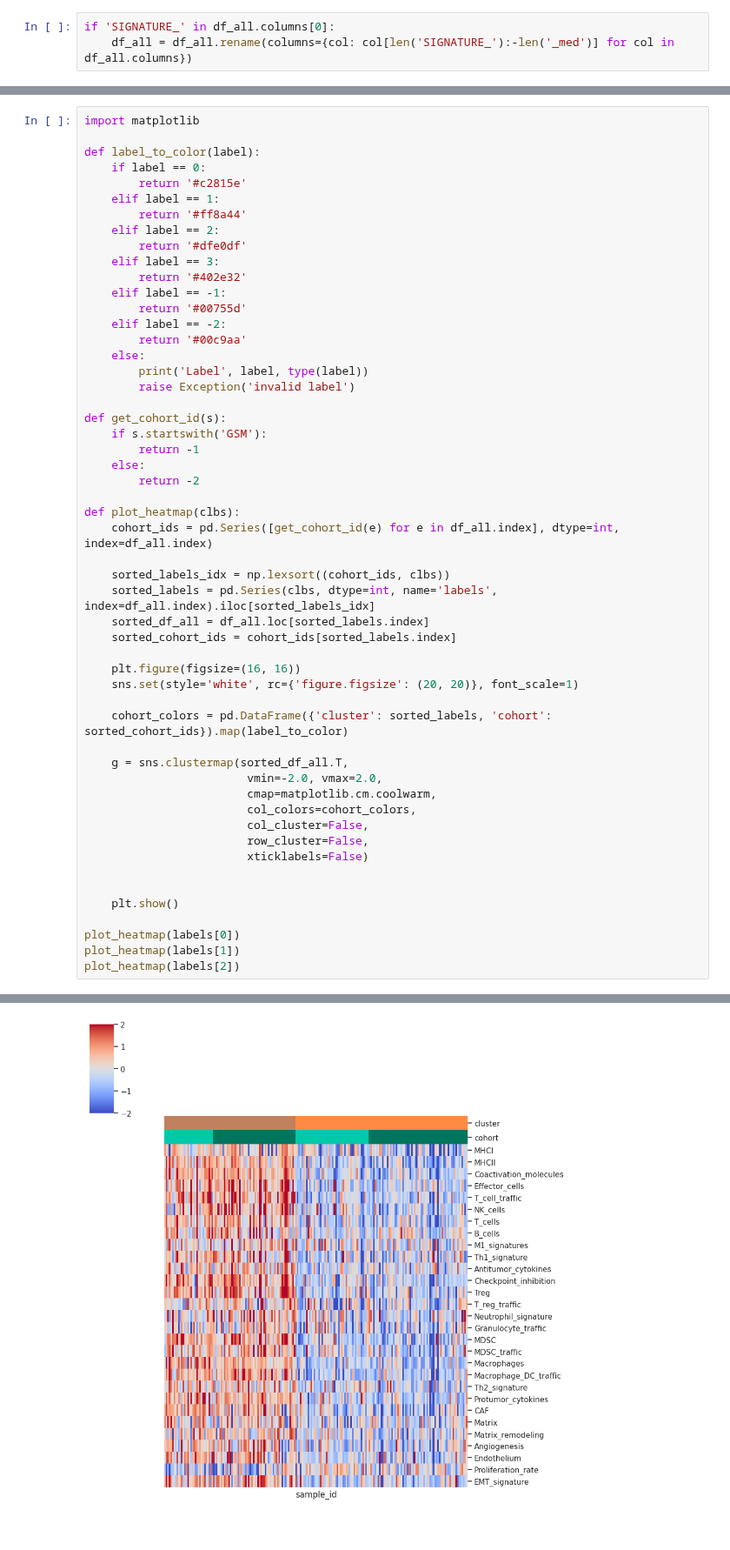
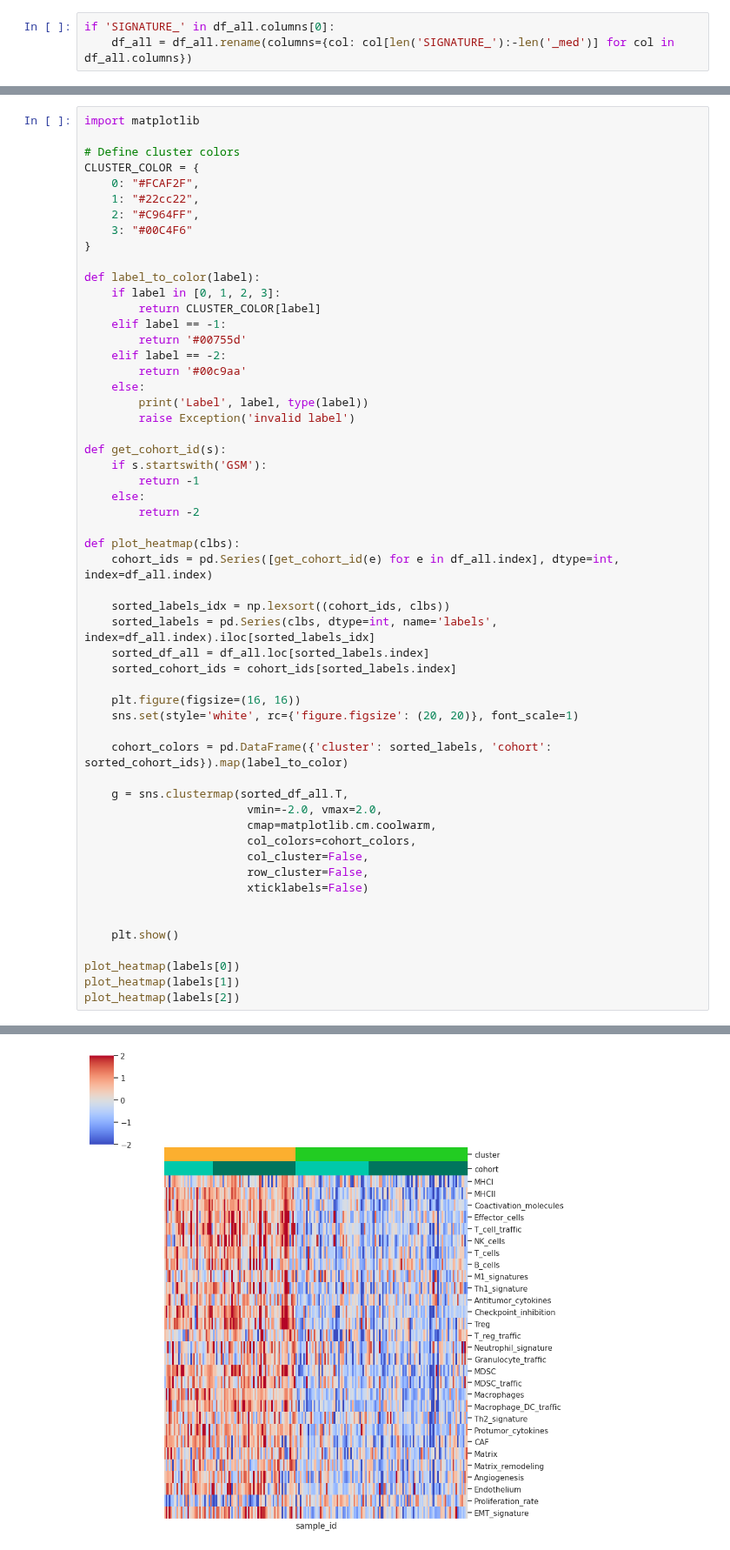
Before and after one commit to lkmaks/mcrc-cetuximab-analysis, a Jupyter notebook: notebooks/task_clusterization/clusterize_two_cohorts.ipynb, the cells around one changed output, grey strips where cells are left out. Shown at 87% size. Drawn from its saved outputs; the diff is of its cells as text.

Commit message:
working on clusters and additional plots

```diff
--- a/notebooks/task_clusterization/clusterize_two_cohorts.ipynb
+++ b/notebooks/task_clusterization/clusterize_two_cohorts.ipynb
@@ -152,15 +152,17 @@ for i in range(3):
 # %%
 import matplotlib
 
+# Define cluster colors
+CLUSTER_COLOR = {
+    0: "#FCAF2F",
+    1: "#22cc22",
+    2: "#C964FF",
+    3: "#00C4F6"
+}
+
 def label_to_color(label):
-    if label == 0:
-        return '#c2815e'
-    elif label == 1:
-        return '#ff8a44'
-    elif label == 2:
-        return '#dfe0df'
-    elif label == 3:
-        return '#402e32'
+    if label in [0, 1, 2, 3]:
+        return CLUSTER_COLOR[label]
     elif label == -1:
         return '#00755d'
     elif label == -2:
@@ -177,32 +179,32 @@ def get_cohort_id(s):
 
 def plot_heatmap(clbs):
     cohort_ids = pd.Series([get_cohort_id(e) for e in df_all.index], dtype=int, index=df_all.index)
 
     sorted_labels_idx = np.lexsort((cohort_ids, clbs))
     sorted_labels = pd.Series(clbs, dtype=int, name='labels', index=df_all.index).iloc[sorted_labels_idx]
     sorted_df_all = df_all.loc[sorted_labels.index]
     sorted_cohort_ids = cohort_ids[sorted_labels.index]
 
     plt.figure(figsize=(16, 16))
     sns.set(style='white', rc={'figure.figsize': (20, 20)}, font_scale=1)
 
     cohort_colors = pd.DataFrame({'cluster': sorted_labels, 'cohort': sorted_cohort_ids}).map(label_to_color)
 
     g = sns.clustermap(sorted_df_all.T,
                         vmin=-2.0, vmax=2.0,
                         cmap=matplotlib.cm.coolwarm,
                         col_colors=cohort_colors,
                         col_cluster=False,
                         row_cluster=False,
                         xticklabels=False)
 
 
     plt.show()
 
 plot_heatmap(labels[0])
 plot_heatmap(labels[1])
 plot_heatmap(labels[2])
 # %% [output]
 <Figure size 1600x1600 with 0 Axes>
-[figure, old version]
+[figure, new version]
 <Figure size 1600x1600 with 0 Axes>
```
Also changed, not shown: parts of 5 cells of this notebook.
